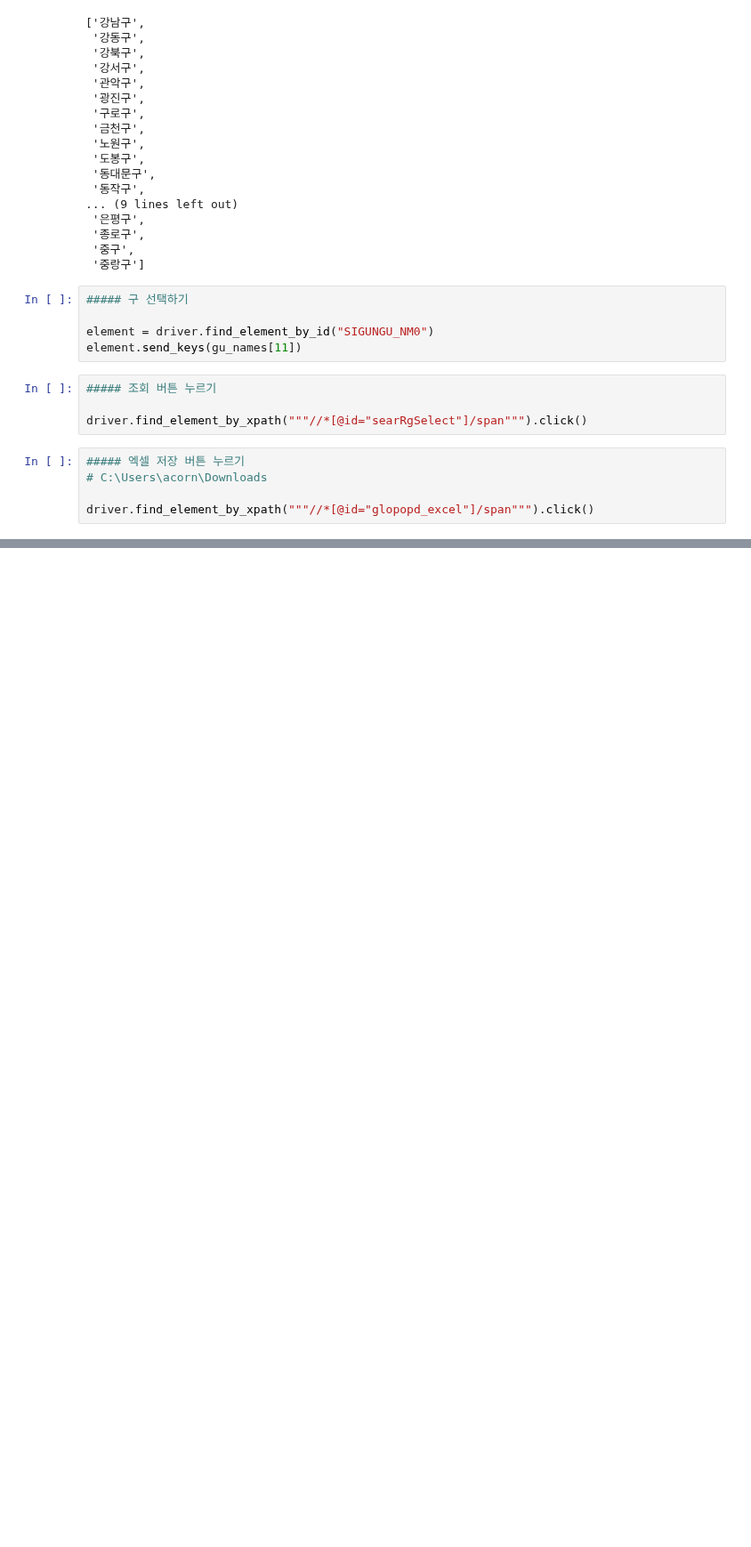
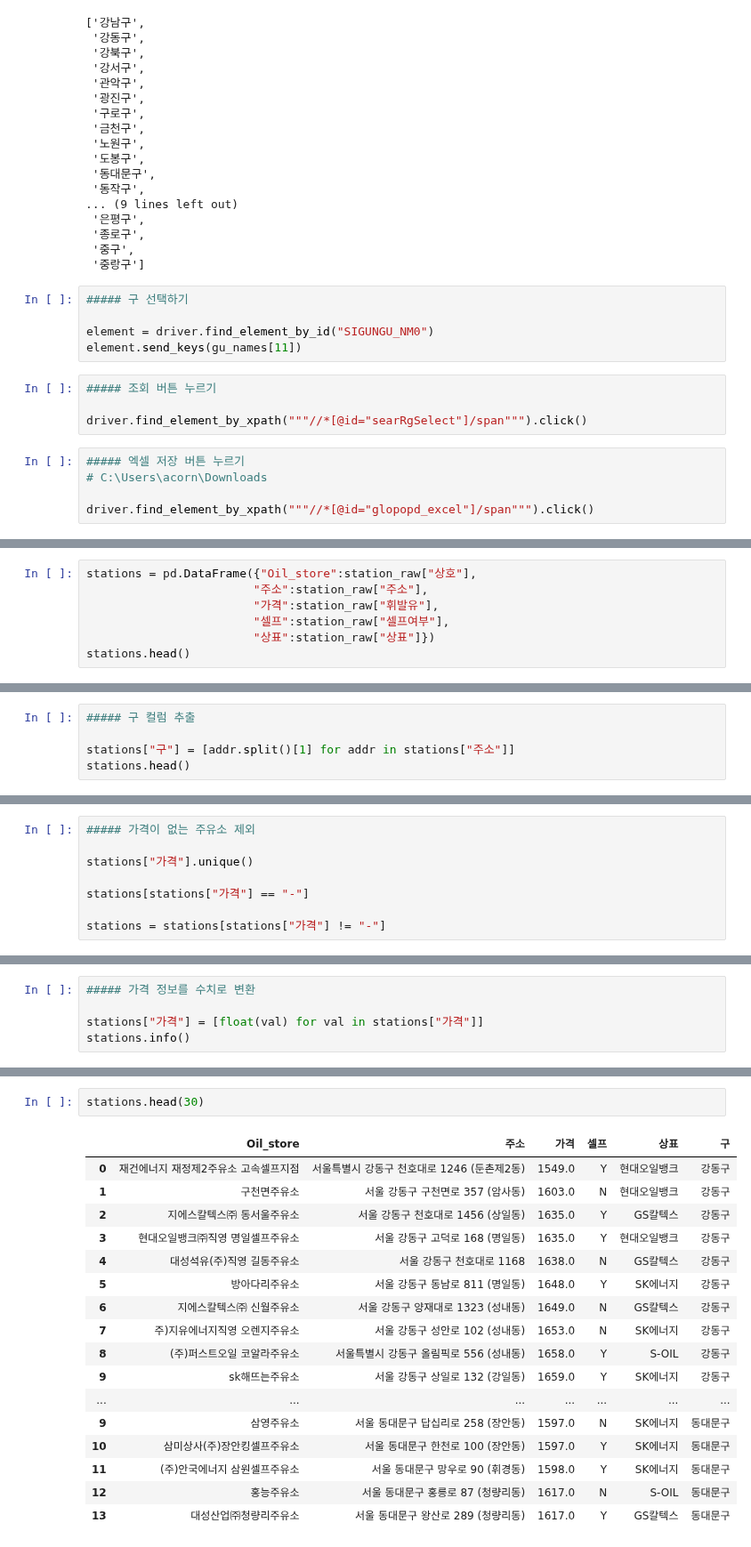
Before and after one commit to NikeLee/pythonwork, a Jupyter notebook: analysis/9_분석예제4.ipynb, the cells around one changed output, grey strips where cells are left out. Shown at 89% size. Drawn from its saved outputs; the diff is of its cells as text; blank space fills up the shorter version.

```diff
--- a/analysis/9_분석예제4.ipynb
+++ b/analysis/9_분석예제4.ipynb
@@ -147,0 +216,7 @@ driver.find_element_by_xpath("""//*[@id="glopopd_excel"]/span""").click()
+# %%
+stations = pd.DataFrame({"Oil_store":station_raw["상호"],
+                        "주소":station_raw["주소"],
+                        "가격":station_raw["휘발유"],
+                        "셀프":station_raw["셀프여부"],
+                        "상표":station_raw["상표"]})
+stations.head()
@@ -147,0 +230,5 @@ driver.find_element_by_xpath("""//*[@id="glopopd_excel"]/span""").click()
+# %%
+##### 구 컬럼 추출
+
+stations["구"] = [addr.split()[1] for addr in stations["주소"]]
+stations.head()
@@ -147,0 +250,8 @@ driver.find_element_by_xpath("""//*[@id="glopopd_excel"]/span""").click()
+# %%
+##### 가격이 없는 주유소 제외
+
+stations["가격"].unique()
+
+stations[stations["가격"] == "-"]
+
+stations = stations[stations["가격"] != "-"]
@@ -147,0 +274,5 @@ driver.find_element_by_xpath("""//*[@id="glopopd_excel"]/span""").click()
+# %%
+##### 가격 정보를 수치로 변환
+
+stations["가격"] = [float(val) for val in stations["가격"]]
+stations.info()
@@ -147,0 +293,20 @@ driver.find_element_by_xpath("""//*[@id="glopopd_excel"]/span""").click()
+# %%
+stations.head(30)
+# %% [output]
+|  | Oil_store | 주소 | 가격 | 셀프 | 상표 | 구 |
+| 0 | 재건에너지 재정제2주유소 고속셀프지점 | 서울특별시 강동구 천호대로 1246 (둔촌제2동) | 1549.0 | Y | 현대오일뱅크 | 강동구 |
+| 1 | 구천면주유소 | 서울 강동구 구천면로 357 (암사동) | 1603.0 | N | 현대오일뱅크 | 강동구 |
+| 2 | 지에스칼텍스㈜ 동서울주유소 | 서울 강동구 천호대로 1456 (상일동) | 1635.0 | Y | GS칼텍스 | 강동구 |
+| 3 | 현대오일뱅크㈜직영 명일셀프주유소 | 서울 강동구 고덕로 168 (명일동) | 1635.0 | Y | 현대오일뱅크 | 강동구 |
+| 4 | 대성석유(주)직영 길동주유소 | 서울 강동구 천호대로 1168 | 1638.0 | N | GS칼텍스 | 강동구 |
+| 5 | 방아다리주유소 | 서울 강동구 동남로 811 (명일동) | 1648.0 | Y | SK에너지 | 강동구 |
+| 6 | 지에스칼텍스㈜ 신월주유소 | 서울 강동구 양재대로 1323 (성내동) | 1649.0 | N | GS칼텍스 | 강동구 |
+| 7 | 주)지유에너지직영 오렌지주유소 | 서울 강동구 성안로 102 (성내동) | 1653.0 | N | SK에너지 | 강동구 |
+| 8 | (주)퍼스트오일 코알라주유소 | 서울특별시 강동구 올림픽로 556 (성내동) | 1658.0 | Y | S-OIL | 강동구 |
+| 9 | sk해뜨는주유소 | 서울 강동구 상일로 132 (강일동) | 1659.0 | Y | SK에너지 | 강동구 |
+| ... | ... | ... | ... | ... | ... | ... |
+| 9 | 삼영주유소 | 서울 동대문구 답십리로 258 (장안동) | 1597.0 | N | SK에너지 | 동대문구 |
+| 10 | 삼미상사(주)장안킹셀프주유소 | 서울 동대문구 한천로 100 (장안동) | 1597.0 | Y | SK에너지 | 동대문구 |
+| 11 | (주)안국에너지 삼원셀프주유소 | 서울 동대문구 망우로 90 (휘경동) | 1598.0 | Y | SK에너지 | 동대문구 |
+| 12 | 홍능주유소 | 서울 동대문구 홍릉로 87 (청량리동) | 1617.0 | N | S-OIL | 동대문구 |
+| 13 | 대성산업㈜청량리주유소 | 서울 동대문구 왕산로 289 (청량리동) | 1617.0 | Y | GS칼텍스 | 동대문구 |
```
Also changed, not shown: parts of 14 cells of this notebook.
